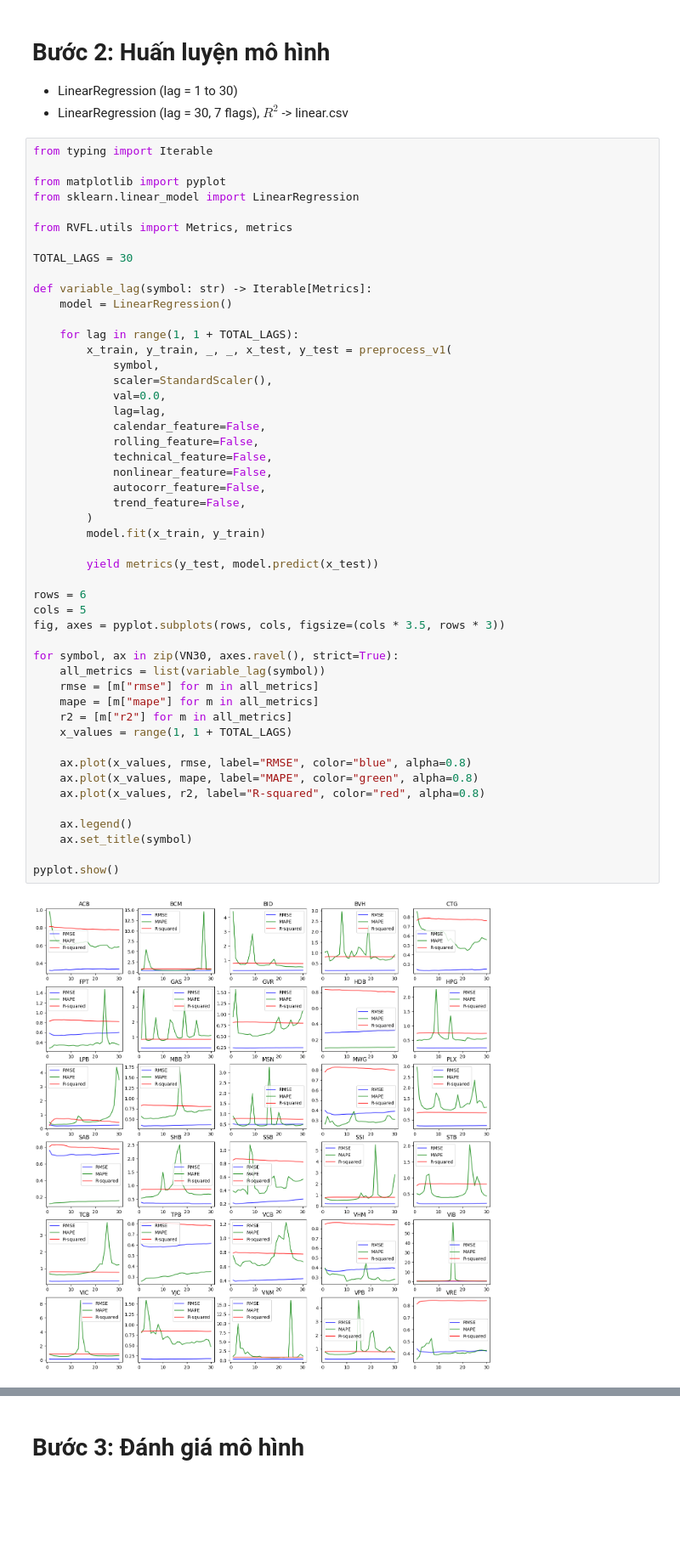
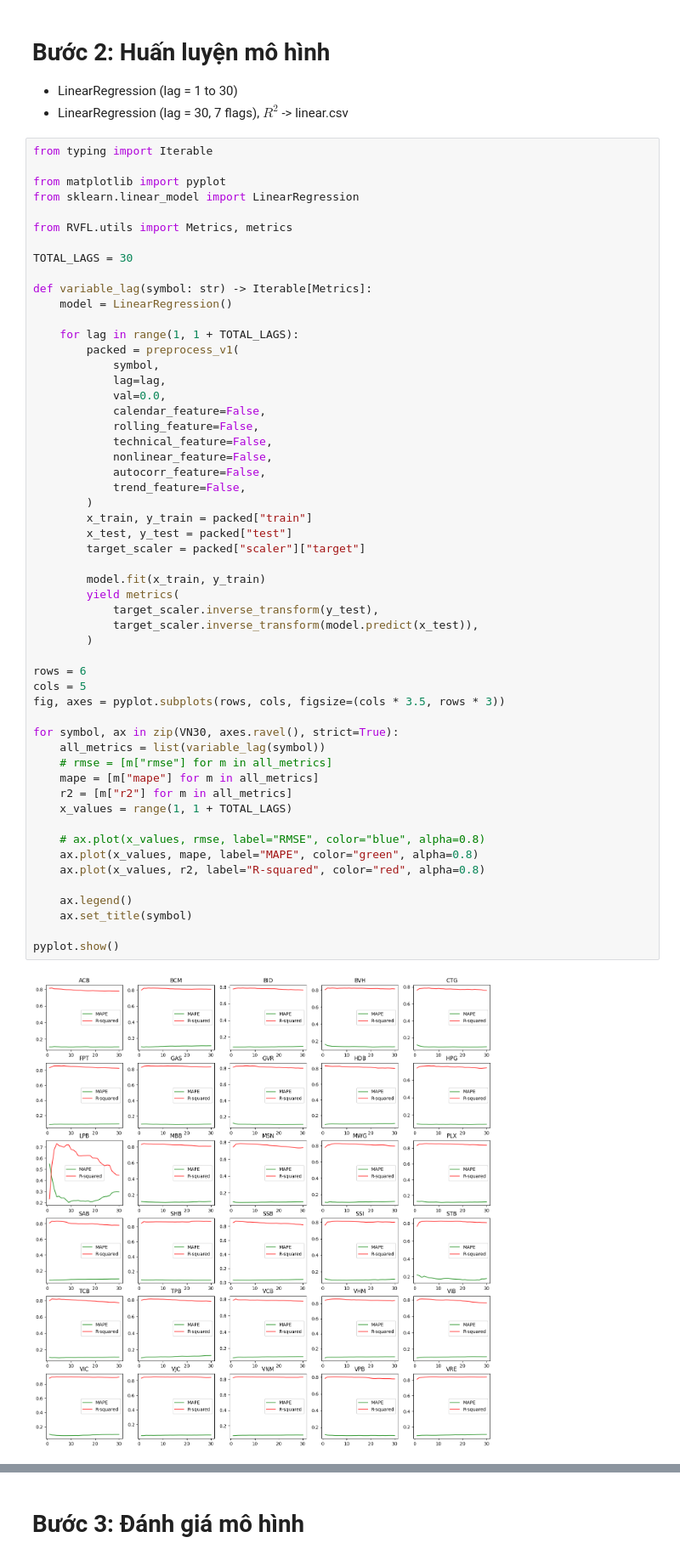
Before and after one commit to HaiAu2501/EL4TF, a Jupyter notebook: models/LR/linear.ipynb, the cells around one changed output, grey strips where cells are left out. Shown: that part at 85% size. Cells and saved outputs as stored; diff of their text form; blank space fills up the shorter version.

Commit message:
Adapt to new preprocess API

```diff
--- a/models/LR/linear.ipynb
+++ b/models/LR/linear.ipynb
@@ -33,43 +30,48 @@ def variable_lag(symbol: str) -> Iterable[Metrics]:
     model = LinearRegression()
 
     for lag in range(1, 1 + TOTAL_LAGS):
-        x_train, y_train, _, _, x_test, y_test = preprocess_v1(
+        packed = preprocess_v1(
             symbol,
-            scaler=StandardScaler(),
+            lag=lag,
             val=0.0,
-            lag=lag,
             calendar_feature=False,
             rolling_feature=False,
             technical_feature=False,
             nonlinear_feature=False,
             autocorr_feature=False,
             trend_feature=False,
         )
+        x_train, y_train = packed["train"]
+        x_test, y_test = packed["test"]
+        target_scaler = packed["scaler"]["target"]
+
         model.fit(x_train, y_train)
-
-        yield metrics(y_test, model.predict(x_test))
+        yield metrics(
+            target_scaler.inverse_transform(y_test),
+            target_scaler.inverse_transform(model.predict(x_test)),
+        )
 
 rows = 6
 cols = 5
 fig, axes = pyplot.subplots(rows, cols, figsize=(cols * 3.5, rows * 3))
 
 for symbol, ax in zip(VN30, axes.ravel(), strict=True):
     all_metrics = list(variable_lag(symbol))
-    rmse = [m["rmse"] for m in all_metrics]
+    # rmse = [m["rmse"] for m in all_metrics]
     mape = [m["mape"] for m in all_metrics]
     r2 = [m["r2"] for m in all_metrics]
     x_values = range(1, 1 + TOTAL_LAGS)
 
-    ax.plot(x_values, rmse, label="RMSE", color="blue", alpha=0.8)
+    # ax.plot(x_values, rmse, label="RMSE", color="blue", alpha=0.8)
     ax.plot(x_values, mape, label="MAPE", color="green", alpha=0.8)
     ax.plot(x_values, r2, label="R-squared", color="red", alpha=0.8)
 
     ax.legend()
     ax.set_title(symbol)
 
 pyplot.show()
 # %% [output]
-[figure, old version]
+[figure, new version]
 # %%
 import io
 
```
Also changed, not shown: parts of 3 cells of this notebook, 1 other file.
